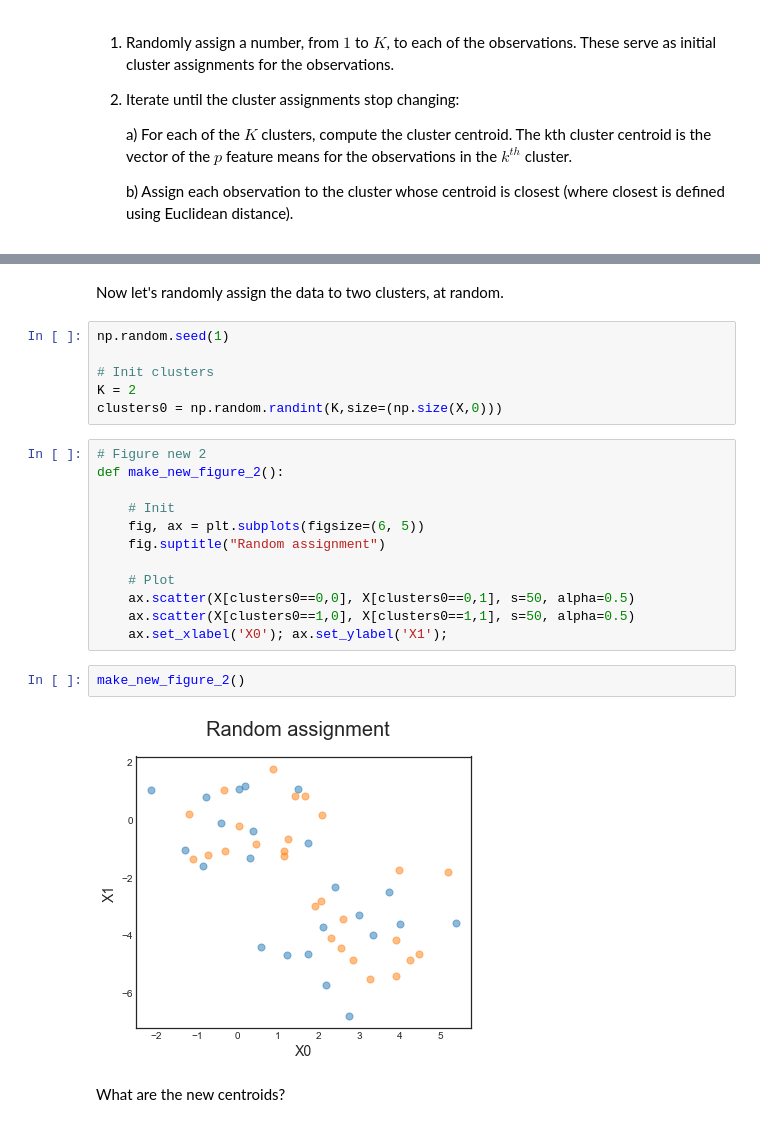
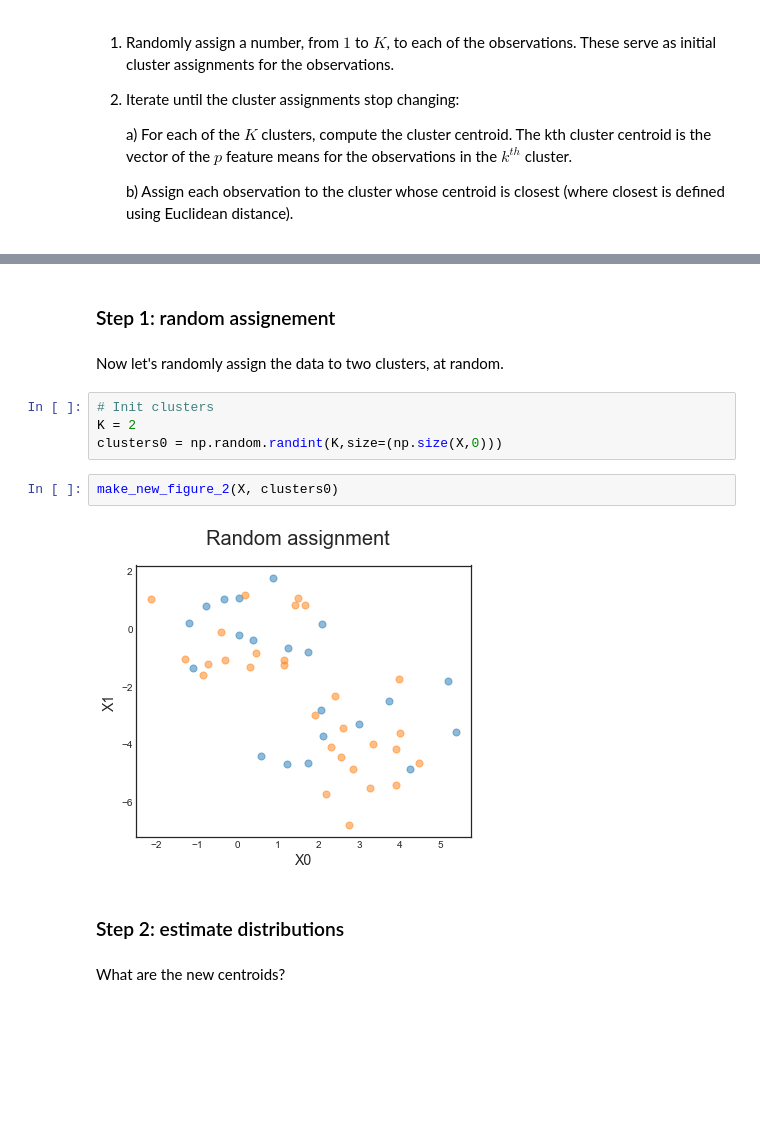
Before and after one commit to matteocourthoud/Machine-Learning-for-Economic-Analysis, a Jupyter notebook: notebooks/10_unsupervised.ipynb, the cells around one changed output, grey strips where cells are left out. Saved outputs shown, nothing was run; the diff lists cells and outputs as text; blank space fills up the shorter version.

```diff
--- a/notebooks/10_unsupervised.ipynb
+++ b/notebooks/10_unsupervised.ipynb
@@ -343,29 +334,19 @@ make_new_figure_1()
 # %% [output]
 [figure]
+# %% [markdown]
+### Step 1: random assignement
 # %% [markdown]
 Now let's randomly assign the data to two clusters, at random.
 # %%
-np.random.seed(1)
-
 # Init clusters
 K = 2
 clusters0 = np.random.randint(K,size=(np.size(X,0)))
-# %%
-# Figure new 2
-def make_new_figure_2():
-
-    # Init
-    fig, ax = plt.subplots(figsize=(6, 5))
-    fig.suptitle("Random assignment")
-
-    # Plot
-    ax.scatter(X[clusters0==0,0], X[clusters0==0,1], s=50, alpha=0.5)
-    ax.scatter(X[clusters0==1,0], X[clusters0==1,1], s=50, alpha=0.5)
-    ax.set_xlabel('X0'); ax.set_ylabel('X1');
 # %%
-make_new_figure_2()
+make_new_figure_2(X, clusters0)
 # %% [output]
-[figure, old version]
+[figure, new version]
+# %% [markdown]
+### Step 2: estimate distributions
 # %% [markdown]
 What are the new centroids?
 # %%
```
Also changed, not shown: parts of 95 cells of this notebook, 33 other files.
